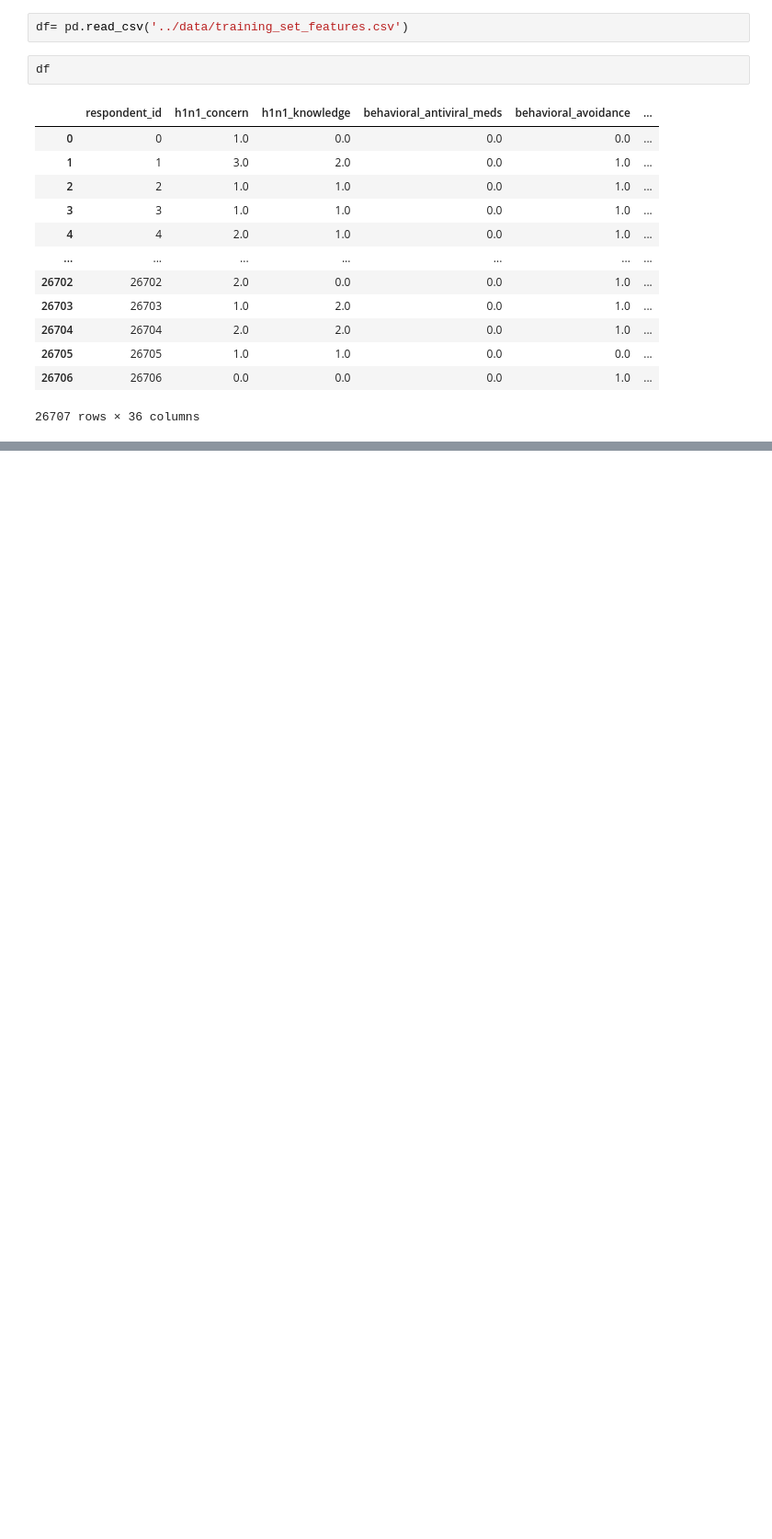
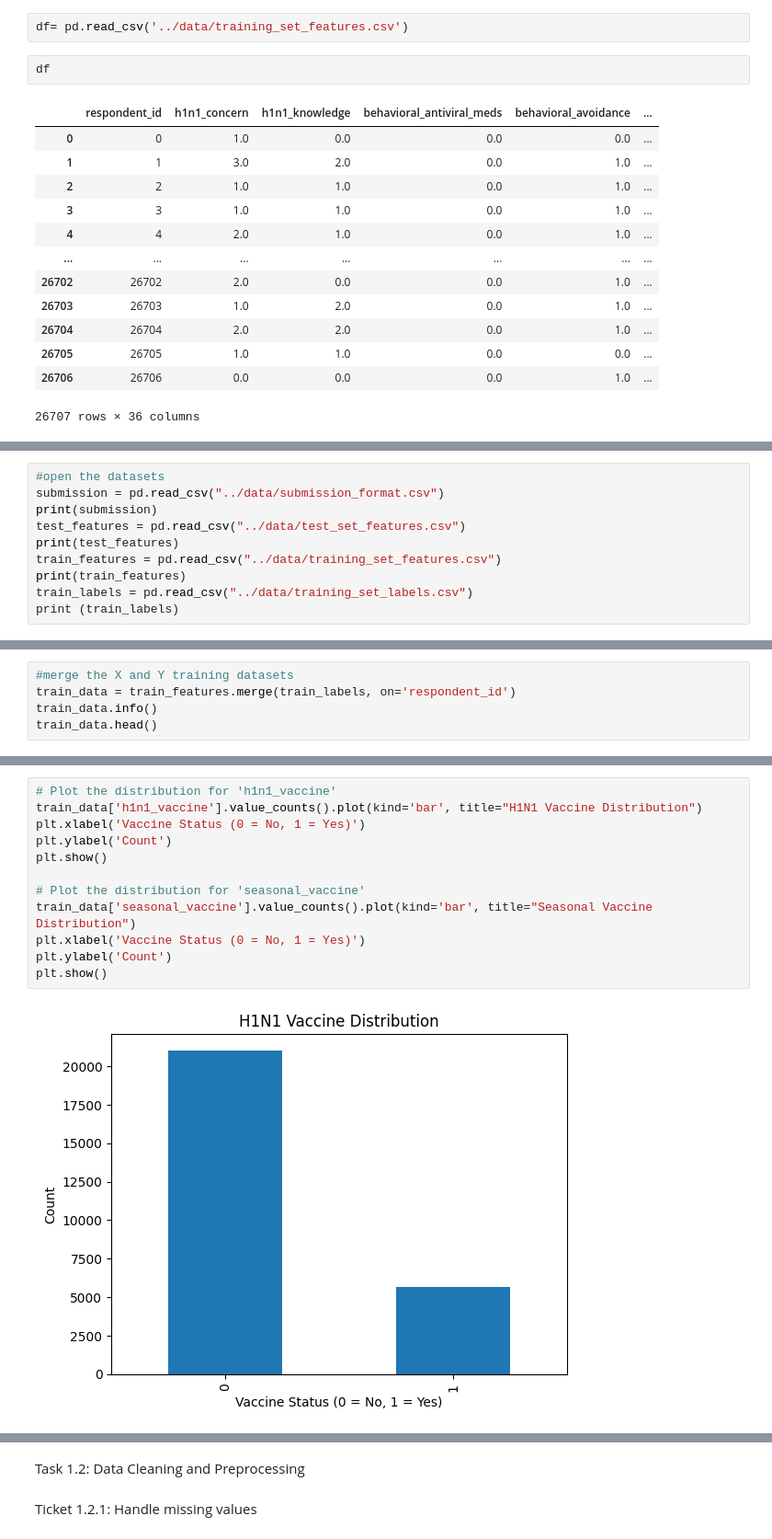
Before and after one commit to gulnamo01/Project-A_Data-Circle, a Jupyter notebook: notebooks/eda.ipynb, the cells around one changed output, grey strips where cells are left out. Shown at 92% size. Saved outputs shown, nothing was run; the diff lists cells and outputs as text; blank space fills up the shorter version.

```diff
--- a/notebooks/eda.ipynb
+++ b/notebooks/eda.ipynb
@@ -20,0 +36,10 @@ df
+# %%
+#open the datasets
+submission = pd.read_csv("../data/submission_format.csv")
+print(submission)
+test_features = pd.read_csv("../data/test_set_features.csv")
+print(test_features)
+train_features = pd.read_csv("../data/training_set_features.csv")
+print(train_features)
+train_labels = pd.read_csv("../data/training_set_labels.csv")
+print (train_labels)
@@ -20,0 +64,5 @@ df
+# %%
+#merge the X and Y training datasets
+train_data = train_features.merge(train_labels, on='respondent_id')
+train_data.info()
+train_data.head()
@@ -20,0 +166,14 @@ df
+# %%
+# Plot the distribution for 'h1n1_vaccine'
+train_data['h1n1_vaccine'].value_counts().plot(kind='bar', title="H1N1 Vaccine Distribution")
+plt.xlabel('Vaccine Status (0 = No, 1 = Yes)')
+plt.ylabel('Count')
+plt.show()
+
+# Plot the distribution for 'seasonal_vaccine'
+train_data['seasonal_vaccine'].value_counts().plot(kind='bar', title="Seasonal Vaccine Distribution")
+plt.xlabel('Vaccine Status (0 = No, 1 = Yes)')
+plt.ylabel('Count')
+plt.show()
+# %% [output]
+[figure, added]
@@ -20,0 +181,4 @@ df
+# %% [markdown]
+Task 1.2: Data Cleaning and Preprocessing
+# %% [markdown]
+Ticket 1.2.1: Handle missing values
```
Also changed, not shown: parts of 35 cells of this notebook.
